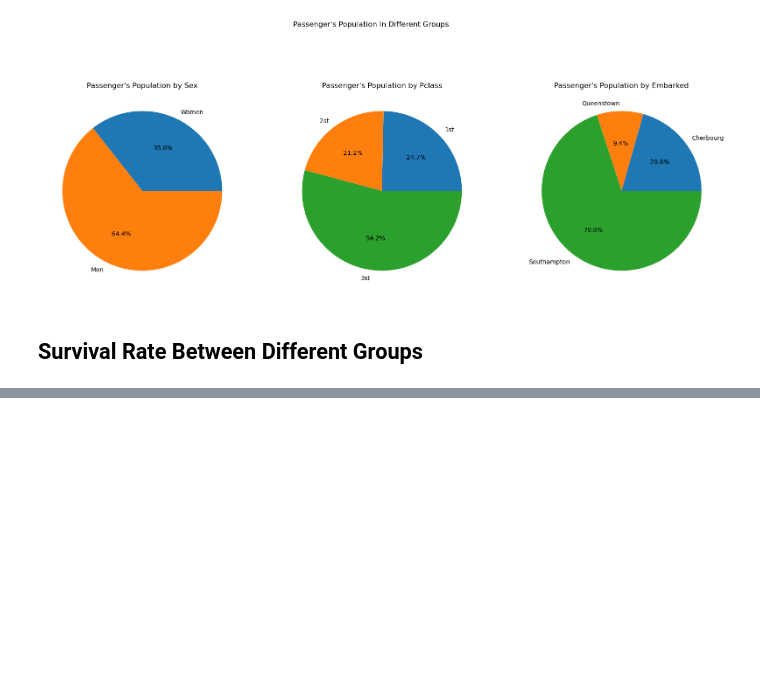
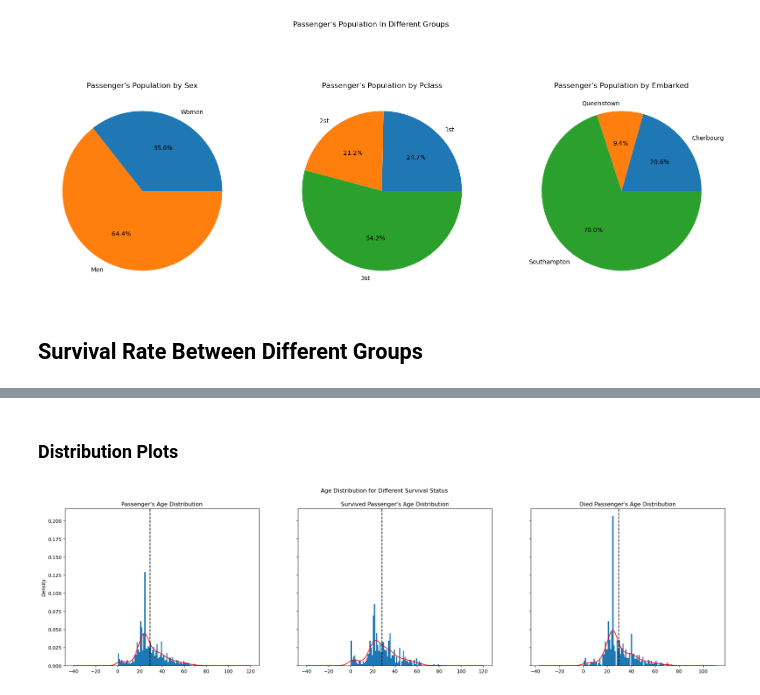
Before and after one commit to AmirAAZ818/ML-Assignments-2024, a Jupyter notebook: Analyzing Titanic Survival Rates/Analyzing Titanic Survival Rates.ipynb, the cells around one changed output, grey strips where cells are left out. Cells and saved outputs as stored; diff of their text form; code cells hidden in the pictures; blank space fills up the shorter version.

```diff
--- a/Analyzing Titanic Survival Rates/Analyzing Titanic Survival Rates.ipynb
+++ b/Analyzing Titanic Survival Rates/Analyzing Titanic Survival Rates.ipynb
@@ -319,0 +307,65 @@ fig, axes = plt.subplots(1, 2, figsize=(30, 4))
+# %% [markdown]
+### Distribution Plots
+# %%
+fig, axes = plt.subplots(1, 3, figsize=(25, 6), sharey=True)
+
+
+# Hist 1
+min_age = df['Age'].min()
+max_age = df['Age'].max()
+
+df['Age'].plot(
+    kind='hist',
+    bins=80,
+    density=True,
+    ax=axes[0]
+)
+
+df['Age'].plot(
+    kind='kde',
+    colormap='autumn',
+    ax=axes[0]
+)
+axes[0].axvline(df['Age'].mean(), ls='--', color='black')
+
+axes[0].set_title('Passenger\'s Age Distribution')
+
+# Hist 2
+df[df['Survived'] == 'Survived']['Age'].plot(
+    kind='hist',
+    bins=80,
+    density=True,
+    ax=axes[1]
+)
+
+df[df['Survived'] == 'Survived']['Age'].plot(
+    kind='kde',
+    colormap='autumn',
+    ax=axes[1]
+)
+axes[1].axvline(df[df['Survived'] == 'Survived']['Age'].mean(), ls='--', color='black')
+
+axes[1].set_title('Survived Passenger\'s Age Distribution')
+
+# Hist 3
+df[df['Survived'] == 'Died']['Age'].plot(
+    kind='hist',
+    bins=80,
+    density=True,
+    ax=axes[2]
+)
+
+df[df['Survived'] == 'Died']['Age'].plot(
+    kind='kde',
+    colormap='autumn',
+    ax=axes[2]
+)
+axes[2].axvline(df[df['Survived'] == 'Died']['Age'].mean(), ls='--', color='black')
+
+axes[2].set_title('Died Passenger\'s Age Distribution')
+
+
+plt.suptitle("Age Distribution for Different Survival Status")
+plt.show()
+# %% [output]
+[figure, added]
```
Also changed, not shown: parts of 25 cells of this notebook.
